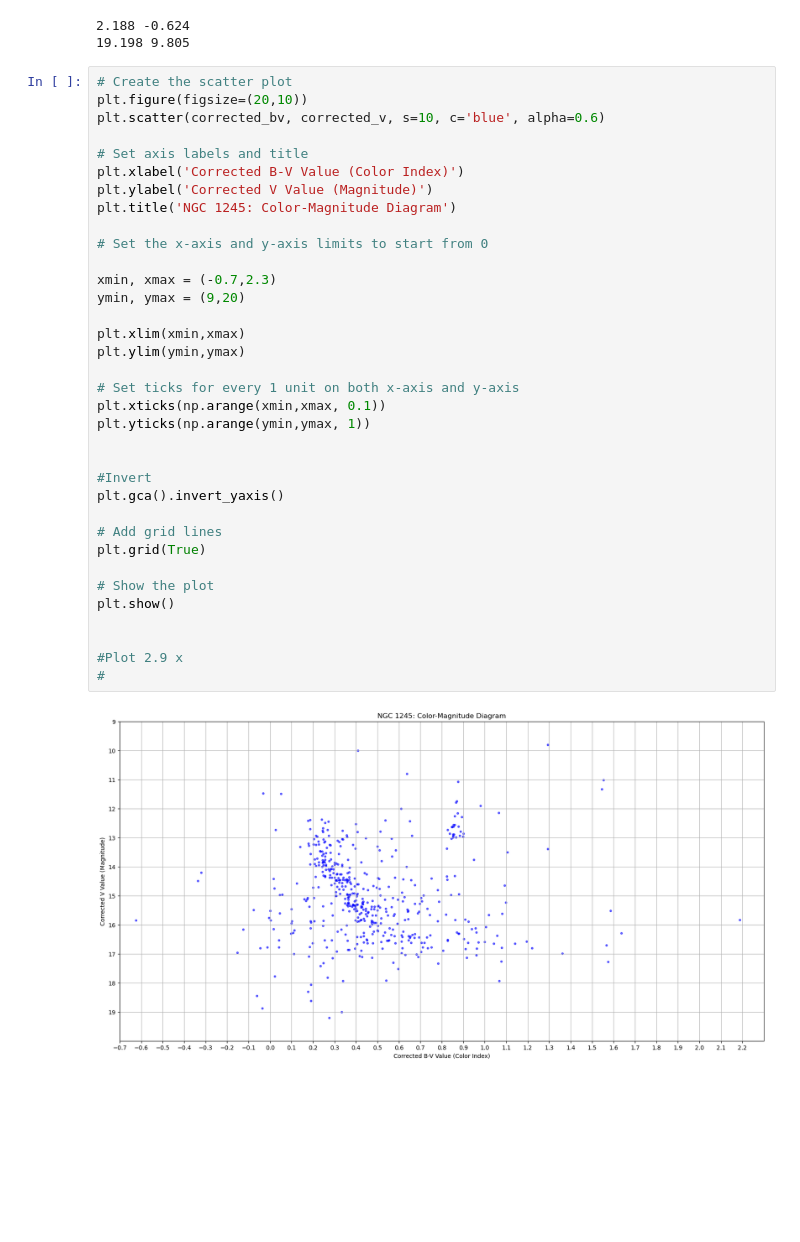
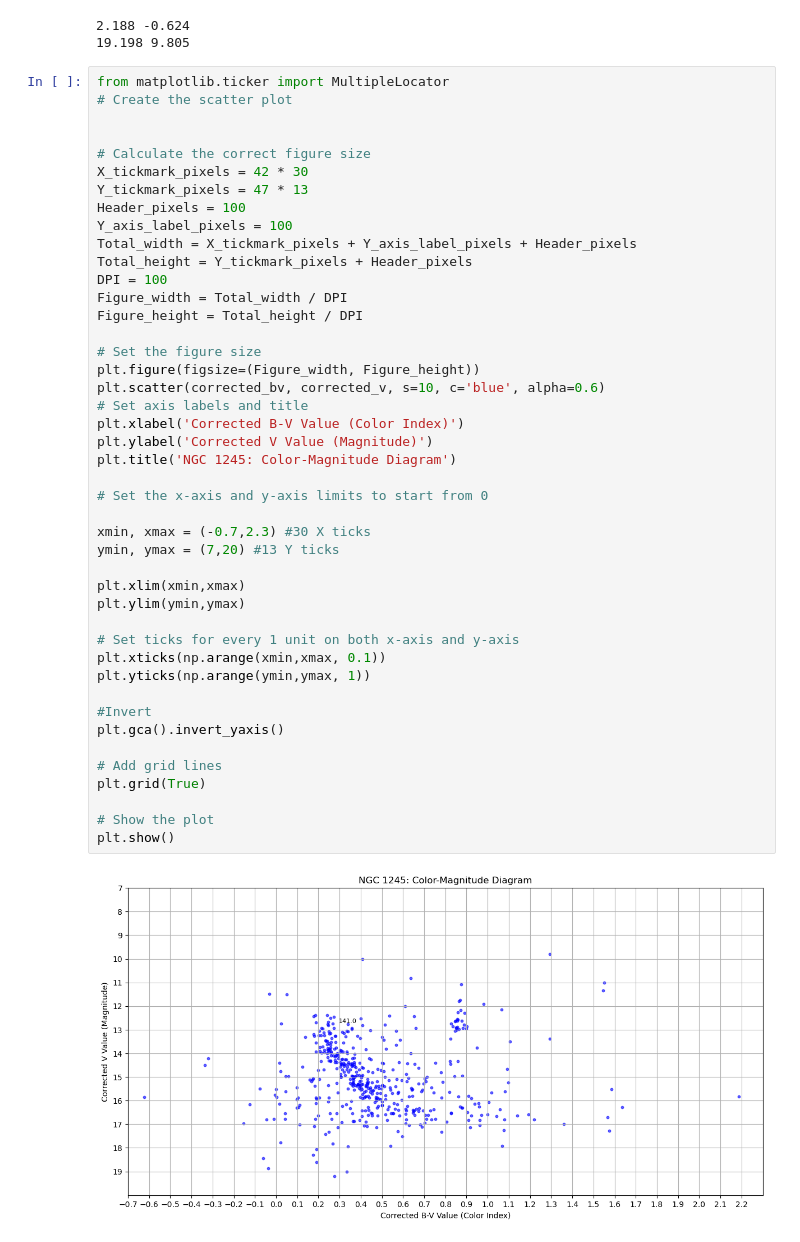
Before and after one commit to MuhammadArshad123/NGC1245, a Jupyter notebook: ngc.ipynb, the cells around one changed output. Cells and saved outputs as stored; diff of their text form; blank space fills up the shorter version.

```diff
--- a/ngc.ipynb
+++ b/ngc.ipynb
@@ -23,42 +23,51 @@ print(np.nanmax(corrected_v), np.nanmin(corrected_v))
 2.188 -0.624
 19.198 9.805
 # %%
+from matplotlib.ticker import MultipleLocator
 # Create the scatter plot
-plt.figure(figsize=(20,10))
+
+
+# Calculate the correct figure size
+X_tickmark_pixels = 42 * 30
+Y_tickmark_pixels = 47 * 13
+Header_pixels = 100
+Y_axis_label_pixels = 100
+Total_width = X_tickmark_pixels + Y_axis_label_pixels + Header_pixels
+Total_height = Y_tickmark_pixels + Header_pixels
+DPI = 100
+Figure_width = Total_width / DPI
+Figure_height = Total_height / DPI
+
+# Set the figure size
+plt.figure(figsize=(Figure_width, Figure_height))
 plt.scatter(corrected_bv, corrected_v, s=10, c='blue', alpha=0.6)
-
 # Set axis labels and title
 plt.xlabel('Corrected B-V Value (Color Index)')
 plt.ylabel('Corrected V Value (Magnitude)')
 plt.title('NGC 1245: Color-Magnitude Diagram')
 
 # Set the x-axis and y-axis limits to start from 0
 
-xmin, xmax = (-0.7,2.3)
-ymin, ymax = (9,20)
+xmin, xmax = (-0.7,2.3) #30 X ticks
+ymin, ymax = (7,20) #13 Y ticks
 
 plt.xlim(xmin,xmax)
 plt.ylim(ymin,ymax)
 
 # Set ticks for every 1 unit on both x-axis and y-axis
 plt.xticks(np.arange(xmin,xmax, 0.1))
 plt.yticks(np.arange(ymin,ymax, 1))
-
 
 #Invert
 plt.gca().invert_yaxis()
 
 # Add grid lines
 plt.grid(True)
 
 # Show the plot
 plt.show()
-
-
-#Plot 2.9 x
-#
 # %% [output]
-[figure, old version]
+[figure, new version]
 # %%
 def classify_spectral_type(bv_value):
     if np.isnan(bv_value):
```
Also changed, not shown: parts of 2 cells of this notebook.
